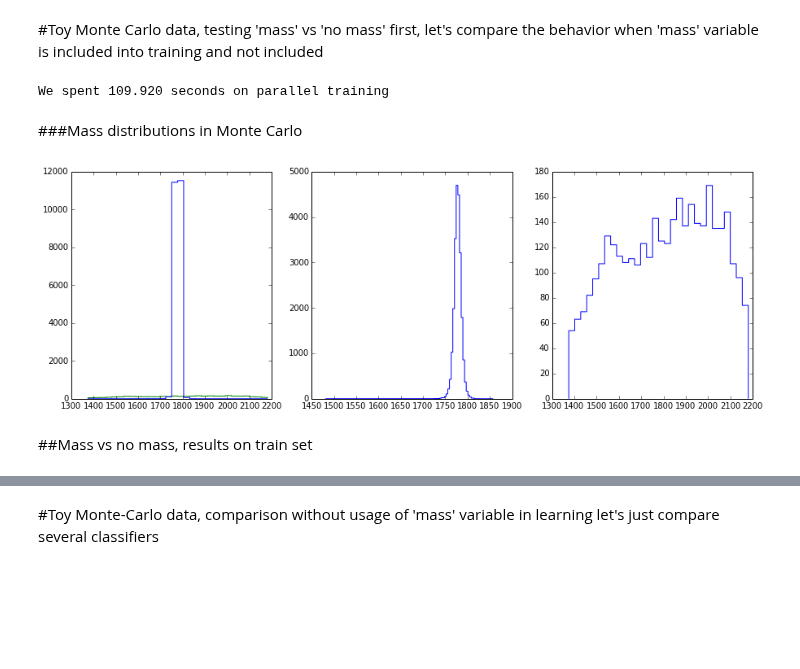
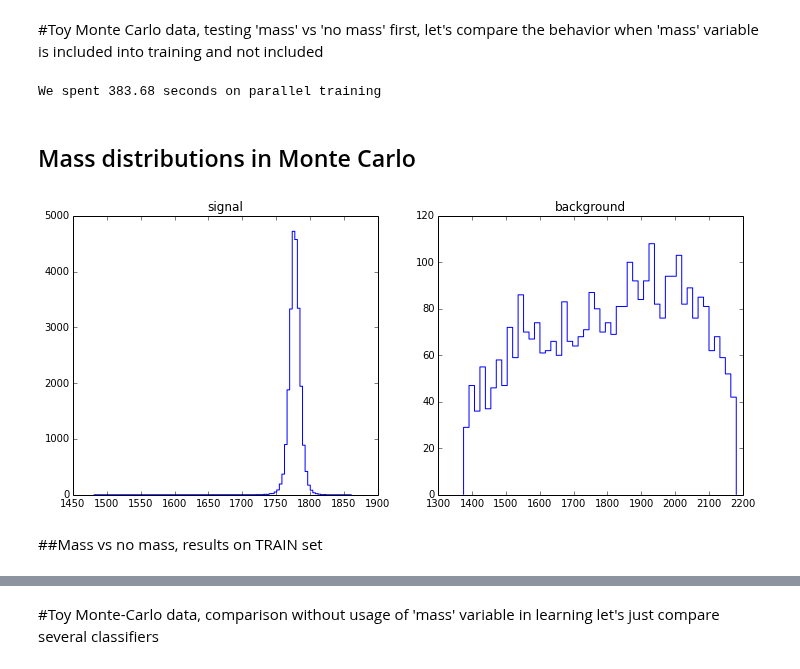
Before and after one commit to anaderi/lhcb_trigger_ml, a Jupyter notebook: IPythonWorkflow/uBoostClassifier.ipynb, the cells around one changed output, grey strips where cells are left out. Cells and saved outputs as stored; diff of their text form; code cells hidden in the pictures; blank space fills up the shorter version.

```diff
--- a/IPythonWorkflow/uBoostClassifier.ipynb
+++ b/IPythonWorkflow/uBoostClassifier.ipynb
@@ -159,43 +111,41 @@ first, let's compare the behavior when 'mass' variable is included into training
 # there is Toy MonteCarlo file, which is included in repository, it is splitted into train and test
 inputDF = pandas.read_csv('datasets/ToyMC_blend_train_folds_0_nfolds_1.csv', sep='\t').dropna()
 
-y = inputDF['is_signal']
+y = numpy.array(inputDF['is_signal'])
 X = inputDF.drop(['is_signal'], axis = 1)
+# important - switching classes, we want to be efficient in background!
+y = 1 - y
 mc_trainX, mc_testX, mc_trainY, mc_testY = commonutils.my_train_test_split(X, y, train_size = 0.25)
 
 # Note there are different arguments of tree classifier, and one can play with them!
-# Or even use other base_classifiers
+# Or even use other classifiers
 mc_base_estimator = DecisionTreeClassifier(max_depth=3)
 
 non_mass_variables = [col for col in mc_trainX.columns if col != 'mass']
 mc1_args = {'uniform_variables': ['mass'],
-           'n_estimators': 50,
+           'n_estimators': n_estimators,
            'base_estimator': mc_base_estimator,
            'n_neighbors': 50,
            'efficiency_steps': 10}
 
-mc1_classifiers = OrderedDict()
+mc1_classifiers = reports.ClassifiersDict()
 
 mc1_classifiers['with mass']   = uBoostClassifier(bagging=False, **mc1_args)
 mc1_classifiers['without mass']= uBoostClassifier(bagging=False, train_variables=non_mass_variables, **mc1_args)
 
-reports.trainClassifiers(mc1_classifiers, mc_trainX, mc_trainY, ipc_profile=ipc_profile)
+mc1_classifiers.fit(mc_trainX, mc_trainY, ipc_profile=ipc_profile)
+pass
 # %% [output]
-We spent 109.920 seconds on parallel training
+We spent 383.68 seconds on parallel training
 # %% [markdown]
-###Mass distributions in Monte Carlo
+## Mass distributions in Monte Carlo
 # %%
-pylab.figure(figsize=(15,5))
-# distibution of both signal and background
-mc_is_signal = mc_testY > 0.5
-mc_is_bg = mc_testY < 0.5
-subplot(1,3,1), hist((mc_testX['mass'][mc_is_signal], mc_testX['mass'][mc_is_bg]), histtype='step', bins=30)
-# distibution of only signal and only background
-subplot(1,3,2), hist(numpy.array(mc_testX['mass'][mc_is_signal]), histtype='step', bins=100)
-subplot(1,3,3), hist(numpy.array(mc_testX['mass'][mc_is_bg]), histtype='step', bins=30)
+pylab.figure(figsize=(12,5))
+subplot(1,2,1), title('signal'),     hist(numpy.array(mc_testX['mass'][mc_testY < 0.5]), histtype='step', bins=100)
+subplot(1,2,2), title('background'), hist(numpy.array(mc_testX['mass'][mc_testY > 0.5]), histtype='step', bins=50)
 pass
 # %% [output]
-[figure, old version]
+[figure, new version]
 # %% [markdown]
-##Mass vs no mass, results on train set
+##Mass vs no mass, results on TRAIN set
 # %%
```
Also changed, not shown: parts of 22 cells of this notebook.
